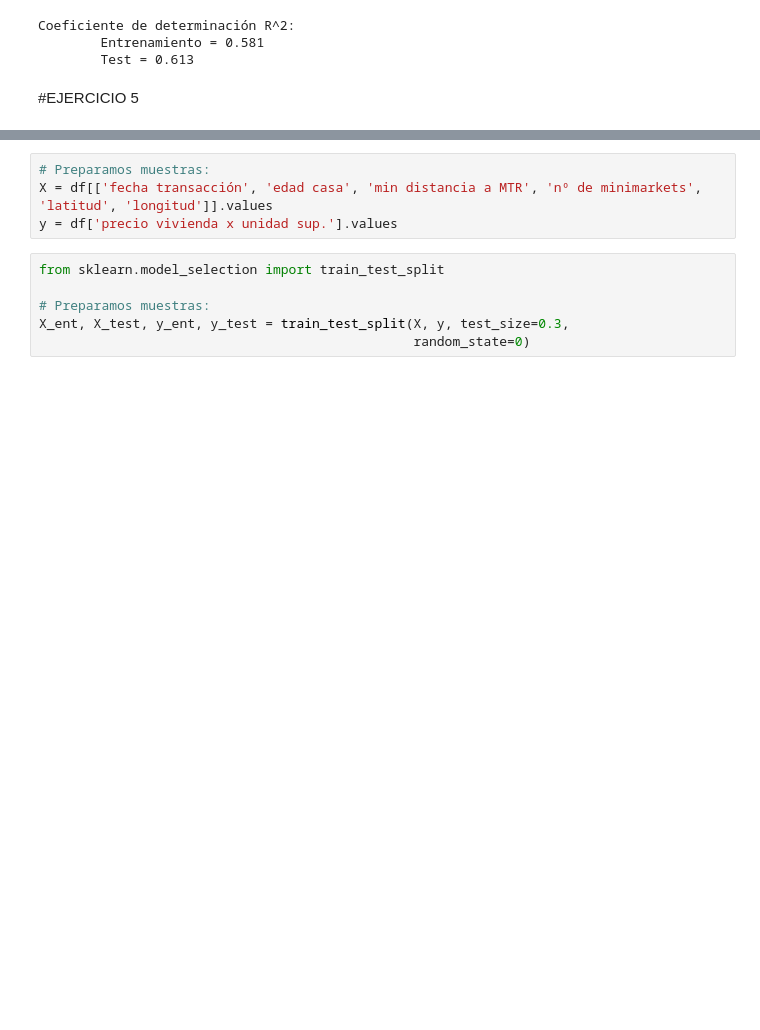
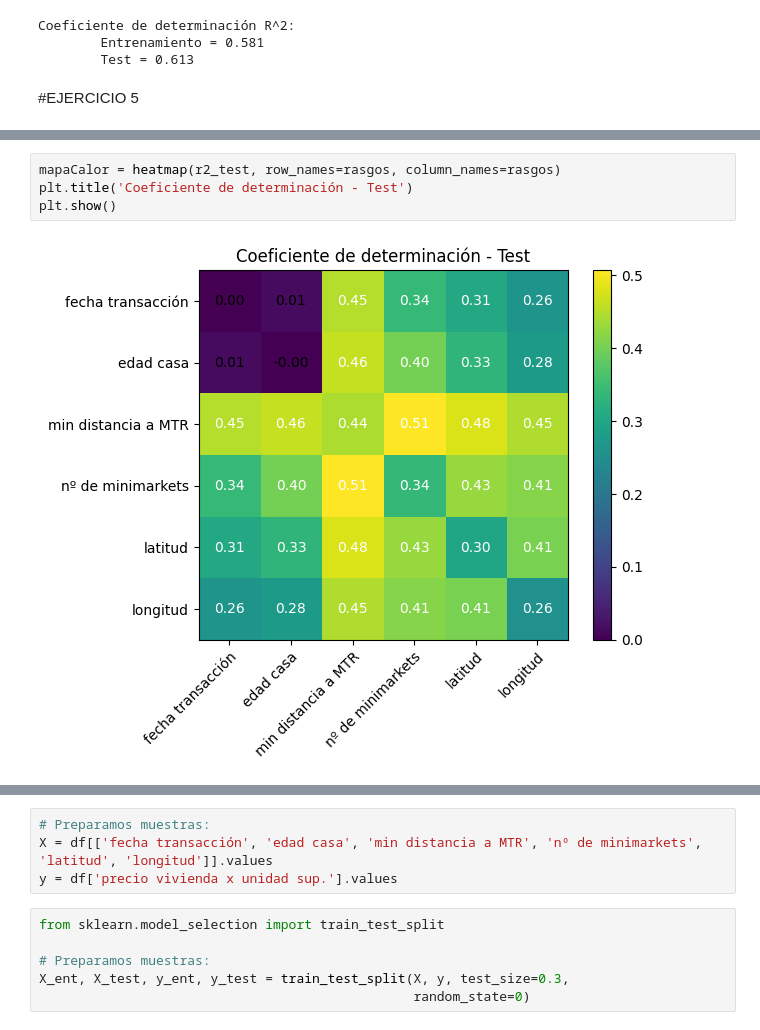
Before and after one commit to rubengamarro/practicas-aprendizaje-supervisado, a Jupyter notebook: 5_TAREA_Algoritmos_de_regresión.ipynb, the cells around one changed output, grey strips where cells are left out. Cells and saved outputs as stored; diff of their text form; blank space fills up the shorter version.

```diff
--- a/5_TAREA_Algoritmos_de_regresión.ipynb
+++ b/5_TAREA_Algoritmos_de_regresión.ipynb
@@ -421,0 +477,6 @@ Coeficiente de determinación R^2:
+# %%
+mapaCalor = heatmap(r2_test, row_names=rasgos, column_names=rasgos)
+plt.title('Coeficiente de determinación - Test')
+plt.show()
+# %% [output]
+[figure, added]
```
Also changed, not shown: parts of 25 cells of this notebook.
